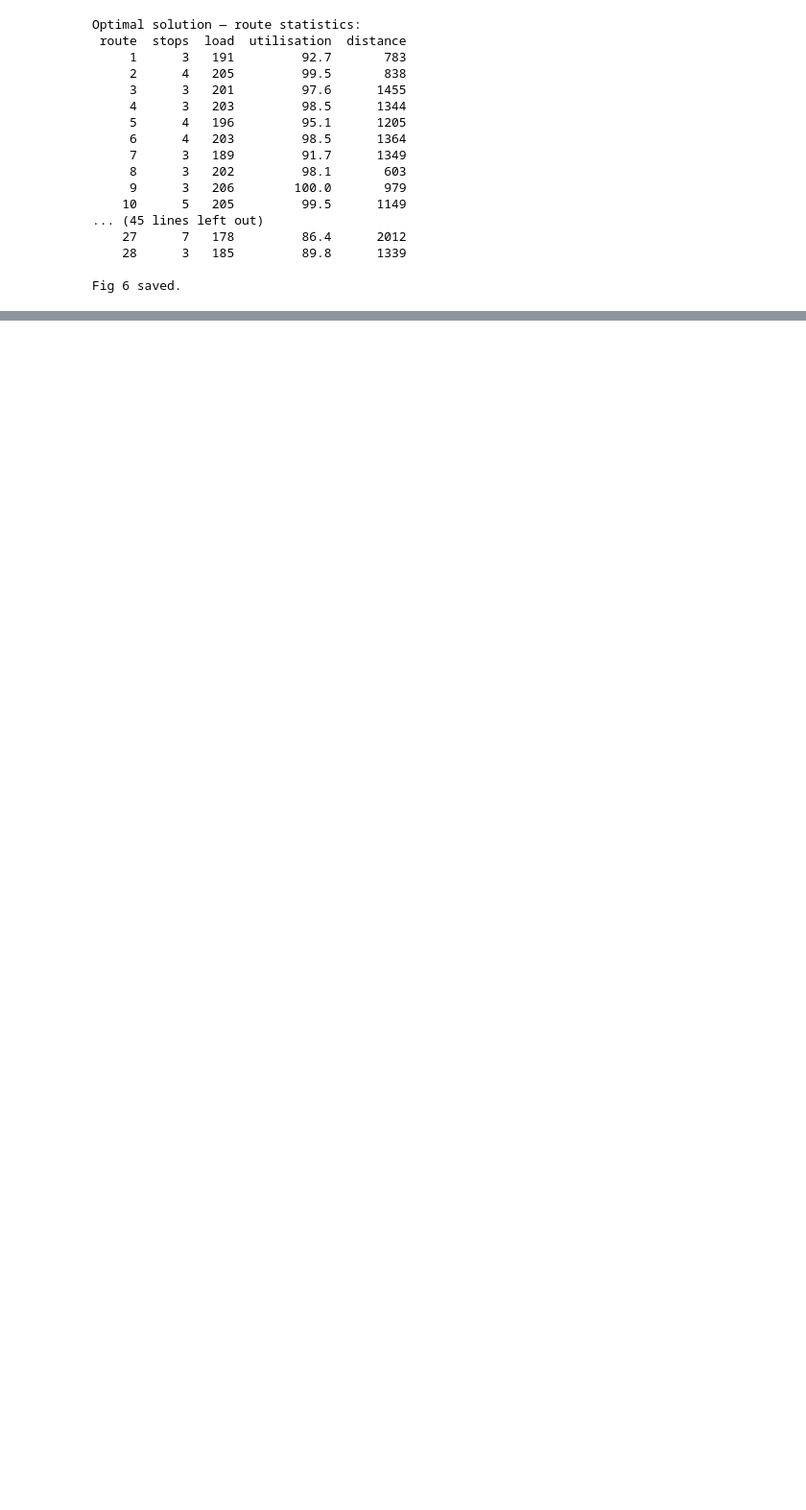
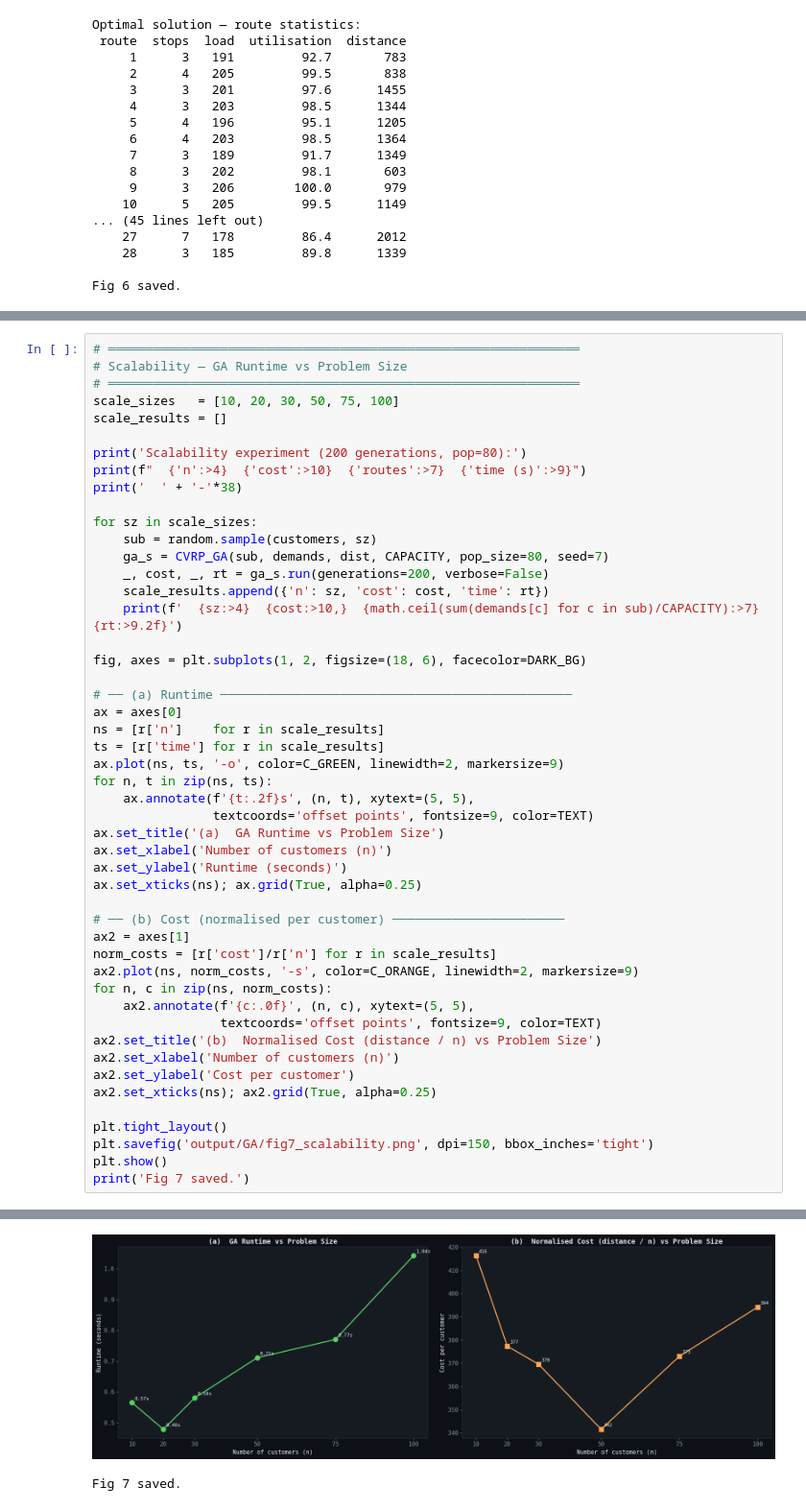
Before and after one commit to ms25940022-boop/IT5082-OM-Assignment, a Jupyter notebook: MS25940022_GA.ipynb, the cells around one changed output, grey strips where cells are left out. Shown at 96% size. Cells and saved outputs as stored; diff of their text form; blank space fills up the shorter version.

Commit message:
feat: added new scalability analysis

```diff
--- a/MS25940022_GA.ipynb
+++ b/MS25940022_GA.ipynb
@@ -646,0 +649,50 @@ Fig 6 saved.
+# %%
+# ═══════════════════════════════════════════════════════════════
+# Scalability — GA Runtime vs Problem Size
+# ═══════════════════════════════════════════════════════════════
+scale_sizes   = [10, 20, 30, 50, 75, 100]
+scale_results = []
+
+print('Scalability experiment (200 generations, pop=80):')
+print(f"  {'n':>4}  {'cost':>10}  {'routes':>7}  {'time (s)':>9}")
+print('  ' + '-'*38)
+
+for sz in scale_sizes:
+    sub = random.sample(customers, sz)
+    ga_s = CVRP_GA(sub, demands, dist, CAPACITY, pop_size=80, seed=7)
+    _, cost, _, rt = ga_s.run(generations=200, verbose=False)
+    scale_results.append({'n': sz, 'cost': cost, 'time': rt})
+    print(f'  {sz:>4}  {cost:>10,}  {math.ceil(sum(demands[c] for c in sub)/CAPACITY):>7}  {rt:>9.2f}')
+
+fig, axes = plt.subplots(1, 2, figsize=(18, 6), facecolor=DARK_BG)
+
+# ── (a) Runtime ───────────────────────────────────────────────
+ax = axes[0]
+ns = [r['n']    for r in scale_results]
+ts = [r['time'] for r in scale_results]
+ax.plot(ns, ts, '-o', color=C_GREEN, linewidth=2, markersize=9)
+for n, t in zip(ns, ts):
+    ax.annotate(f'{t:.2f}s', (n, t), xytext=(5, 5),
+                textcoords='offset points', fontsize=9, color=TEXT)
+ax.set_title('(a)  GA Runtime vs Problem Size')
+ax.set_xlabel('Number of customers (n)')
+ax.set_ylabel('Runtime (seconds)')
+ax.set_xticks(ns); ax.grid(True, alpha=0.25)
+
+# ── (b) Cost (normalised per customer) ───────────────────────
+ax2 = axes[1]
+norm_costs = [r['cost']/r['n'] for r in scale_results]
+ax2.plot(ns, norm_costs, '-s', color=C_ORANGE, linewidth=2, markersize=9)
+for n, c in zip(ns, norm_costs):
+    ax2.annotate(f'{c:.0f}', (n, c), xytext=(5, 5),
+                 textcoords='offset points', fontsize=9, color=TEXT)
+ax2.set_title('(b)  Normalised Cost (distance / n) vs Problem Size')
+ax2.set_xlabel('Number of customers (n)')
+ax2.set_ylabel('Cost per customer')
+ax2.set_xticks(ns); ax2.grid(True, alpha=0.25)
+
+plt.tight_layout()
+plt.savefig('output/GA/fig7_scalability.png', dpi=150, bbox_inches='tight')
+plt.show()
+print('Fig 7 saved.')
+# %% [output]
@@ -646,0 +708,2 @@ Fig 6 saved.
+[figure, added]
+Fig 7 saved.
```
Also changed, not shown: parts of 2 cells of this notebook, 1 other file.
